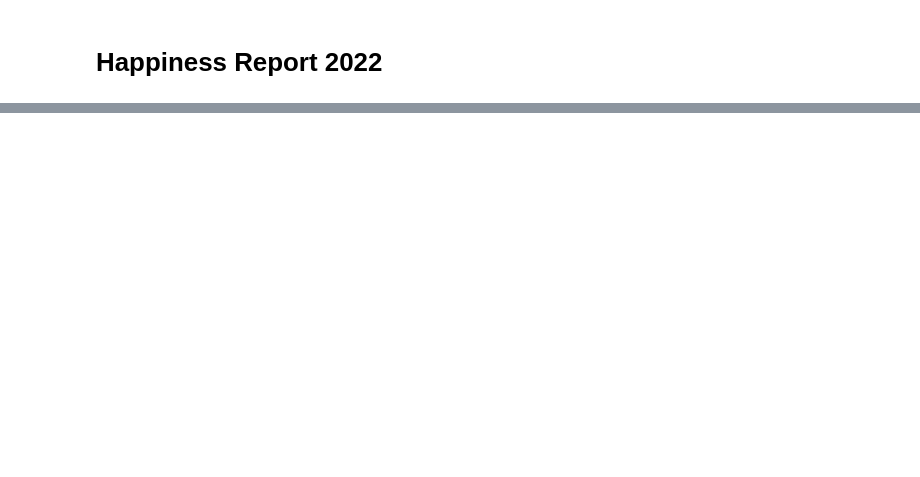
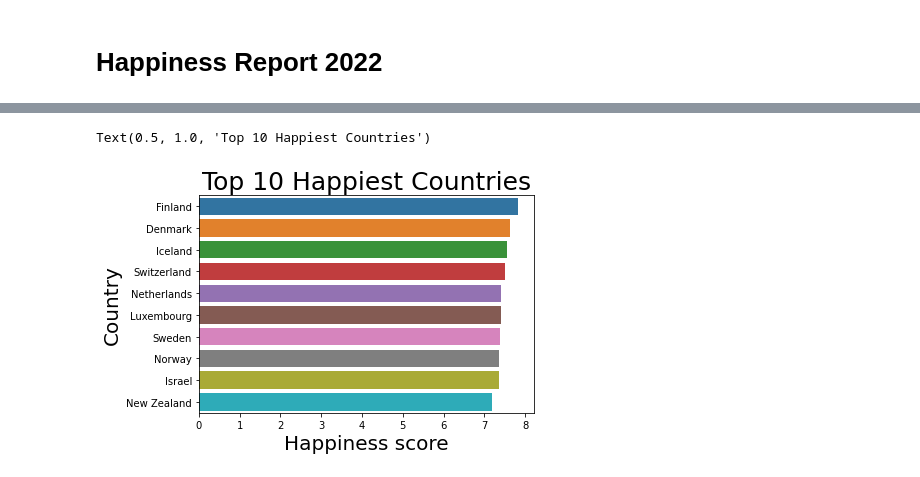
Before and after one commit to johnnyclayton/beginner_projects, a Jupyter notebook: Happiness_Report.ipynb, the cells around one changed output, grey strips where cells are left out. Cells and saved outputs as stored; diff of their text form; code cells hidden in the pictures; blank space fills up the shorter version.

```diff
--- a/Happiness_Report.ipynb
+++ b/Happiness_Report.ipynb
@@ -114,0 +17,3 @@ R2 is 0.5832
+# %%
+data = pd.read_csv("https://github.com/johnnyclayton/happiness_report/blob/main/2022.csv?raw=true")
+data.head()
@@ -114,0 +57,4 @@ R2 is 0.5832
+# %%
+# removing unwanted columns
+data = data.drop(['RANK','Dystopia (1.83) + residual','Whisker-high','Whisker-low'],axis=1)
+data.head()
@@ -114,0 +68,9 @@ R2 is 0.5832
+# %%
+top = data.sort_values(['Happiness score'],ascending = 0)[:10]
+ax = sns.barplot(x = 'Happiness score' , y = 'Country' , data = top)
+ax.set_xlabel('Happiness score', size = 20)
+ax.set_ylabel('Country', size = 20)
+ax.set_title("Top 10 Happiest Countries", size = 25)
+# %% [output]
+Text(0.5, 1.0, 'Top 10 Happiest Countries')
+[figure, added]
```
Also changed, not shown: parts of 30 cells of this notebook.
